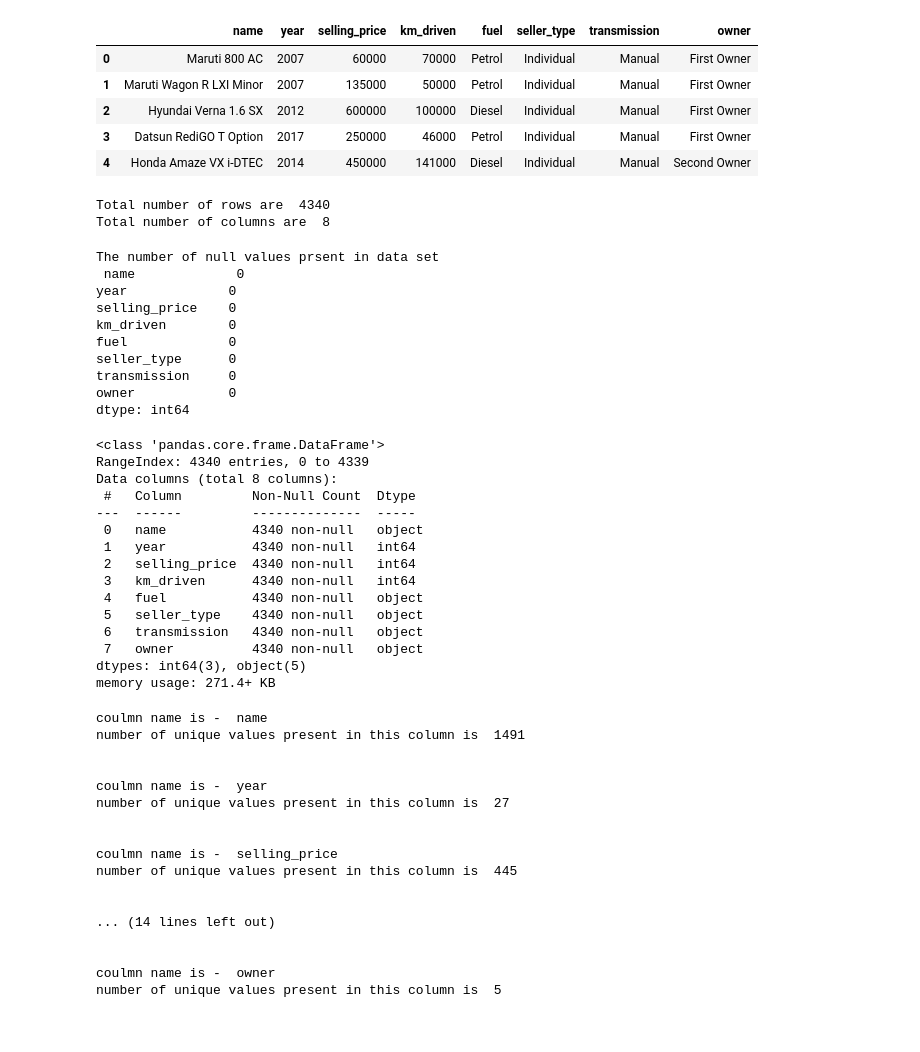
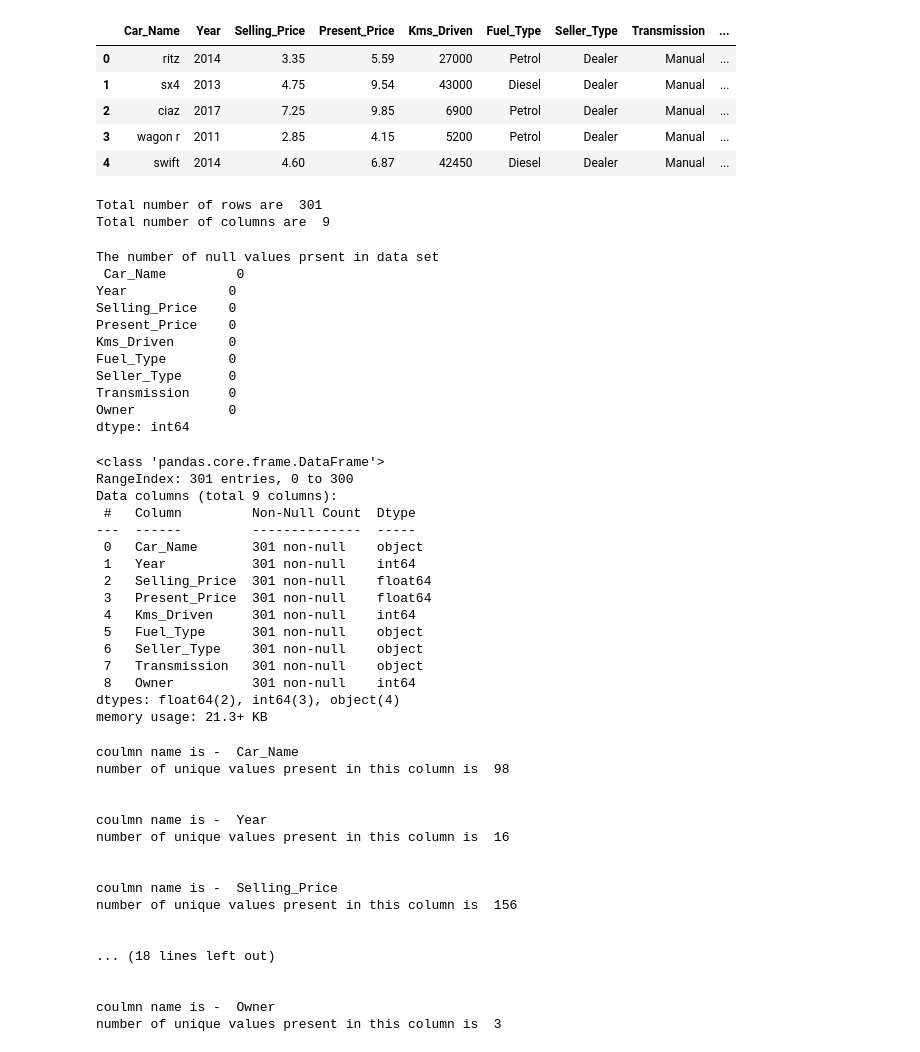
Before and after one commit to MaharanaSaroj/CarPricePrediction, a Jupyter notebook: Vehicle Price Prediction.ipynb, the cells around one changed output. Saved outputs shown, nothing was run; the diff lists cells and outputs as text; code cells hidden in the pictures.

```diff
--- a/Vehicle Price Prediction.ipynb
+++ b/Vehicle Price Prediction.ipynb
@@ -12,75 +12,77 @@ import matplotlib.pyplot as plt
 import seaborn as sns
 %matplotlib inline
 # %%
-df = pd.read_csv('CAR DETAILS FROM CAR DEKHO.csv')
+df = pd.read_csv('car data.csv')
 df.head()
 # %% [output]
-|  | name | year | selling_price | km_driven | fuel | seller_type | transmission | owner |
-| 0 | Maruti 800 AC | 2007 | 60000 | 70000 | Petrol | Individual | Manual | First Owner |
-| 1 | Maruti Wagon R LXI Minor | 2007 | 135000 | 50000 | Petrol | Individual | Manual | First Owner |
-| 2 | Hyundai Verna 1.6 SX | 2012 | 600000 | 100000 | Diesel | Individual | Manual | First Owner |
-| 3 | Datsun RediGO T Option | 2017 | 250000 | 46000 | Petrol | Individual | Manual | First Owner |
-| 4 | Honda Amaze VX i-DTEC | 2014 | 450000 | 141000 | Diesel | Individual | Manual | Second Owner |
+|  | Car_Name | Year | Selling_Price | Present_Price | Kms_Driven | Fuel_Type | Seller_Type | Transmission | ... |
+| 0 | ritz | 2014 | 3.35 | 5.59 | 27000 | Petrol | Dealer | Manual | ... |
+| 1 | sx4 | 2013 | 4.75 | 9.54 | 43000 | Diesel | Dealer | Manual | ... |
+| 2 | ciaz | 2017 | 7.25 | 9.85 | 6900 | Petrol | Dealer | Manual | ... |
+| 3 | wagon r | 2011 | 2.85 | 4.15 | 5200 | Petrol | Dealer | Manual | ... |
+| 4 | swift | 2014 | 4.60 | 6.87 | 42450 | Diesel | Dealer | Manual | ... |
 # %%
 print('Total number of rows are ',df.shape[0])
 print('Total number of columns are ',df.shape[1])
 # %% [output]
-Total number of rows are  4340
-Total number of columns are  8
+Total number of rows are  301
+Total number of columns are  9
 # %%
 print('The number of null values prsent in data set ','\n',df.isnull().sum())
 # %% [output]
 The number of null values prsent in data set
- name             0
-year             0
-selling_price    0
-km_driven        0
-fuel             0
-seller_type      0
-transmission     0
-owner            0
+ Car_Name         0
+Year             0
+Selling_Price    0
+Present_Price    0
+Kms_Driven       0
+Fuel_Type        0
+Seller_Type      0
+Transmission     0
+Owner            0
 dtype: int64
 # %%
 df.info()
 # %% [output]
 <class 'pandas.core.frame.DataFrame'>
-RangeIndex: 4340 entries, 0 to 4339
-Data columns (total 8 columns):
+RangeIndex: 301 entries, 0 to 300
+Data columns (total 9 columns):
  #   Column         Non-Null Count  Dtype
 ---  ------         --------------  -----
- 0   name           4340 non-null   object
- 1   year           4340 non-null   int64
- 2   selling_price  4340 non-null   int64
- 3   km_driven      4340 non-null   int64
- 4   fuel           4340 non-null   object
- 5   seller_type    4340 non-null   object
- 6   transmission   4340 non-null   object
- 7   owner          4340 non-null   object
-dtypes: int64(3), object(5)
-memory usage: 271.4+ KB
+ 0   Car_Name       301 non-null    object
+ 1   Year           301 non-null    int64
+ 2   Selling_Price  301 non-null    float64
+ 3   Present_Price  301 non-null    float64
+ 4   Kms_Driven     301 non-null    int64
+ 5   Fuel_Type      301 non-null    object
+ 6   Seller_Type    301 non-null    object
+ 7   Transmission   301 non-null    object
+ 8   Owner          301 non-null    int64
+dtypes: float64(2), int64(3), object(4)
+memory usage: 21.3+ KB
 # %%
 for col in df.columns:
     print('\n')
     print('coulmn name is - ', col)
     print('number of unique values present in this column is ', len(df[col].unique()))
 # %% [output]
-coulmn name is -  name
-number of unique values present in this column is  1491
+coulmn name is -  Car_Name
+number of unique values present in this column is  98
 
 
-coulmn name is -  year
-number of unique values present in this column is  27
+coulmn name is -  Year
+number of unique values present in this column is  16
 
 
-coulmn name is -  selling_price
-number of unique values present in this column is  445
+coulmn name is -  Selling_Price
+number of unique values present in this column is  156
 
 
-... (14 lines left out)
+... (18 lines left out)
 
 
-coulmn name is -  owner
-number of unique values present in this column is  5
+coulmn name is -  Owner
+number of unique values present in this column is  3
 # %%
 df.describe()
 # %% [output]
```
Also changed, not shown: parts of 21 cells of this notebook, 1 other file.
